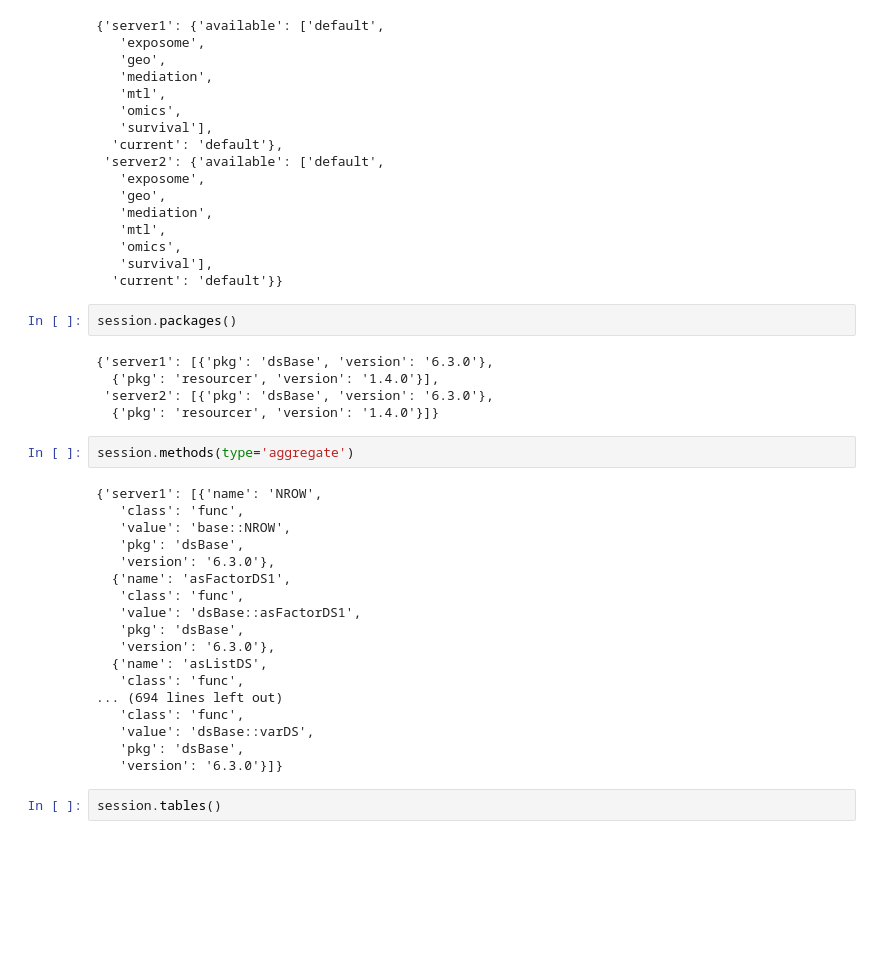
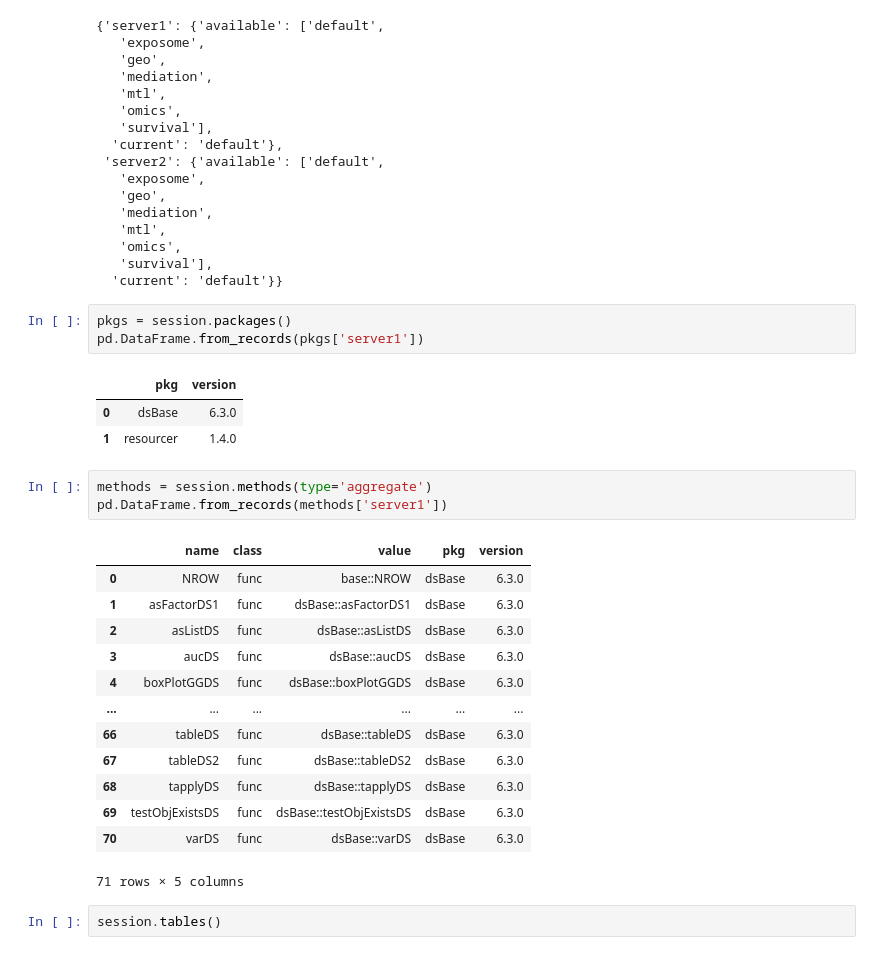
Before and after one commit to epigeny/eucanconnect, a Jupyter notebook: datashield.py.ipynb, the cells around one changed output. Drawn from its saved outputs; the diff is of its cells as text; blank space fills up the shorter version.

```diff
--- a/datashield.py.ipynb
+++ b/datashield.py.ipynb
@@ -33,32 +34,29 @@ session.profiles()
    'survival'],
   'current': 'default'}}
 # %%
-session.packages()
+pkgs = session.packages()
+pd.DataFrame.from_records(pkgs['server1'])
 # %% [output]
-{'server1': [{'pkg': 'dsBase', 'version': '6.3.0'},
-  {'pkg': 'resourcer', 'version': '1.4.0'}],
- 'server2': [{'pkg': 'dsBase', 'version': '6.3.0'},
-  {'pkg': 'resourcer', 'version': '1.4.0'}]}
+|  | pkg | version |
+| 0 | dsBase | 6.3.0 |
+| 1 | resourcer | 1.4.0 |
 # %%
-session.methods(type='aggregate')
+methods = session.methods(type='aggregate')
+pd.DataFrame.from_records(methods['server1'])
 # %% [output]
+|  | name | class | value | pkg | version |
+| 0 | NROW | func | base::NROW | dsBase | 6.3.0 |
+| 1 | asFactorDS1 | func | dsBase::asFactorDS1 | dsBase | 6.3.0 |
+| 2 | asListDS | func | dsBase::asListDS | dsBase | 6.3.0 |
+| 3 | aucDS | func | dsBase::aucDS | dsBase | 6.3.0 |
+| 4 | boxPlotGGDS | func | dsBase::boxPlotGGDS | dsBase | 6.3.0 |
+| ... | ... | ... | ... | ... | ... |
+| 66 | tableDS | func | dsBase::tableDS | dsBase | 6.3.0 |
+| 67 | tableDS2 | func | dsBase::tableDS2 | dsBase | 6.3.0 |
+| 68 | tapplyDS | func | dsBase::tapplyDS | dsBase | 6.3.0 |
+| 69 | testObjExistsDS | func | dsBase::testObjExistsDS | dsBase | 6.3.0 |
+| 70 | varDS | func | dsBase::varDS | dsBase | 6.3.0 |
-{'server1': [{'name': 'NROW',
-   'class': 'func',
-   'value': 'base::NROW',
-   'pkg': 'dsBase',
-   'version': '6.3.0'},
-  {'name': 'asFactorDS1',
-   'class': 'func',
-   'value': 'dsBase::asFactorDS1',
-   'pkg': 'dsBase',
-   'version': '6.3.0'},
-  {'name': 'asListDS',
-   'class': 'func',
-... (694 lines left out)
-   'class': 'func',
-   'value': 'dsBase::varDS',
-   'pkg': 'dsBase',
-   'version': '6.3.0'}]}
+71 rows × 5 columns
 # %%
 session.tables()
 # %% [output]
```
Also changed, not shown: parts of 5 cells of this notebook.
